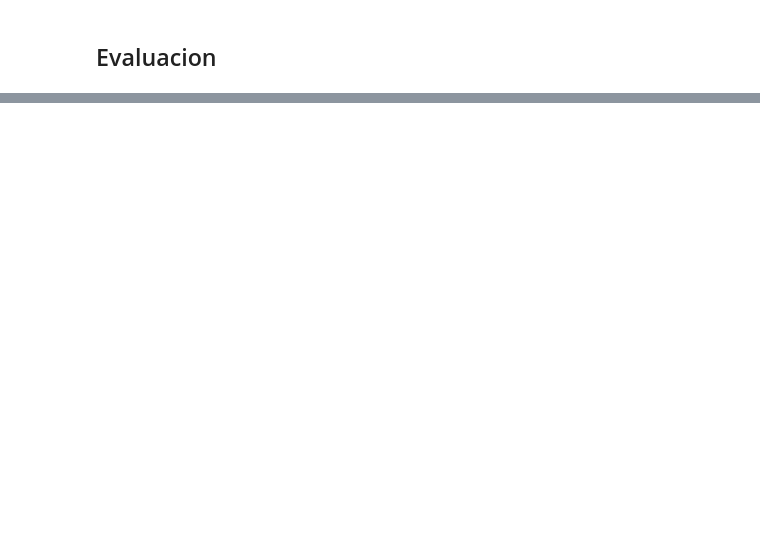
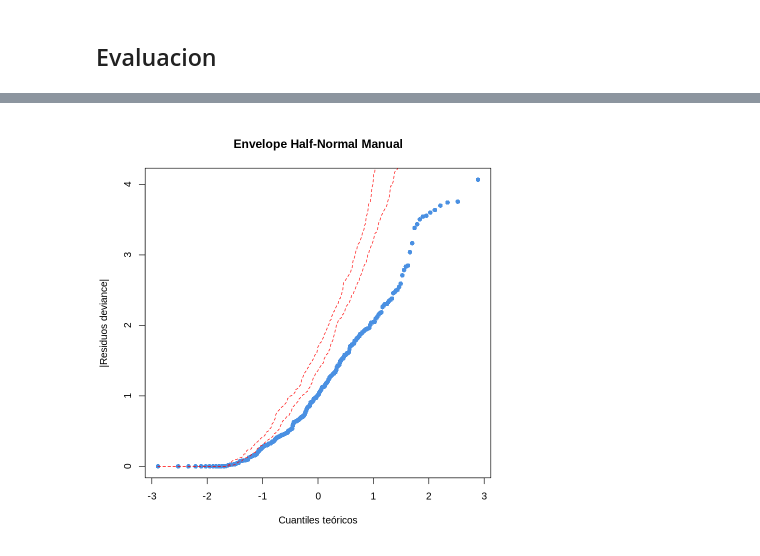
Before and after one commit to RiemannIntegrable/pricing-de-seguros-con-modelos-lineales-generalizados, a Jupyter notebook: notebooks/frecuencia_severidad.ipynb, the cells around one changed output, grey strips where cells are left out. Drawn from its saved outputs; the diff is of its cells as text; code cells hidden in the pictures; blank space fills up the shorter version.

```diff
--- a/notebooks/frecuencia_severidad.ipynb
+++ b/notebooks/frecuencia_severidad.ipynb
@@ -165,0 +173,65 @@ Warning message in title(...):
+# %%
+# Función para crear envelope manualmente
+envelope_gamma_manual <- function(modelo, nsim = 99, conf = 0.95) {
+  n <- length(residuals(modelo))
+
+  # Extraer información del modelo
+  y <- modelo$y
+  mu <- fitted(modelo)
+  phi <- summary(modelo)$dispersion
+
+  # Matriz para almacenar residuos simulados
+  res_sim <- matrix(NA, n, nsim)
+
+  # Simular datos y calcular residuos
+  set.seed(123)
+  for(i in 1:nsim) {
+    # Simular respuestas desde Gamma
+    y_sim <- rgamma(n,
+                    shape = 1/phi,
+                    scale = mu * phi)
+
+    # Ajustar modelo (con manejo de errores)
+    tryCatch({
+      modelo_sim <- glm(y_sim ~ .,
+                       data = modelo$data,
+                       family = Gamma(link = "log"),
+                       weights = modelo$prior.weights)
+
+      res_sim[,i] <- sort(abs(residuals(modelo_sim, type = "deviance")))
+    }, error = function(e) {
+      res_sim[,i] <- NA
+    })
+  }
+
+  # Calcular bandas de confianza
+  alpha <- (1 - conf) / 2
+  lower <- apply(res_sim, 1, quantile, probs = alpha, na.rm = TRUE)
+  upper <- apply(res_sim, 1, quantile, probs = 1-alpha, na.rm = TRUE)
+
+  # Crear gráfico
+  res_obs <- sort(abs(residuals(modelo, type = "deviance")))
+  valores_teoricos <- qnorm((1:n - 0.5) / n)
+
+  plot(valores_teoricos, res_obs,
+       pch = 16, col = "#4A90E2",
+       xlab = "Cuantiles teóricos",
+       ylab = "|Residuos deviance|",
+       main = "Envelope Half-Normal Manual")
+
+  lines(valores_teoricos, lower, col = "red", lty = 2)
+  lines(valores_teoricos, upper, col = "red", lty = 2)
+
+  # Retornar información
+  invisible(list(
+    observed = res_obs,
+    lower = lower,
+    upper = upper,
+    theoretical = valores_teoricos
+  ))
+}
+
+# Usar la función
+envelope_manual <- envelope_gamma_manual(modelo_severidad_final)
+# %% [output]
+[figure, added]
```
Also changed, not shown: parts of 13 cells of this notebook, 1 other file.
